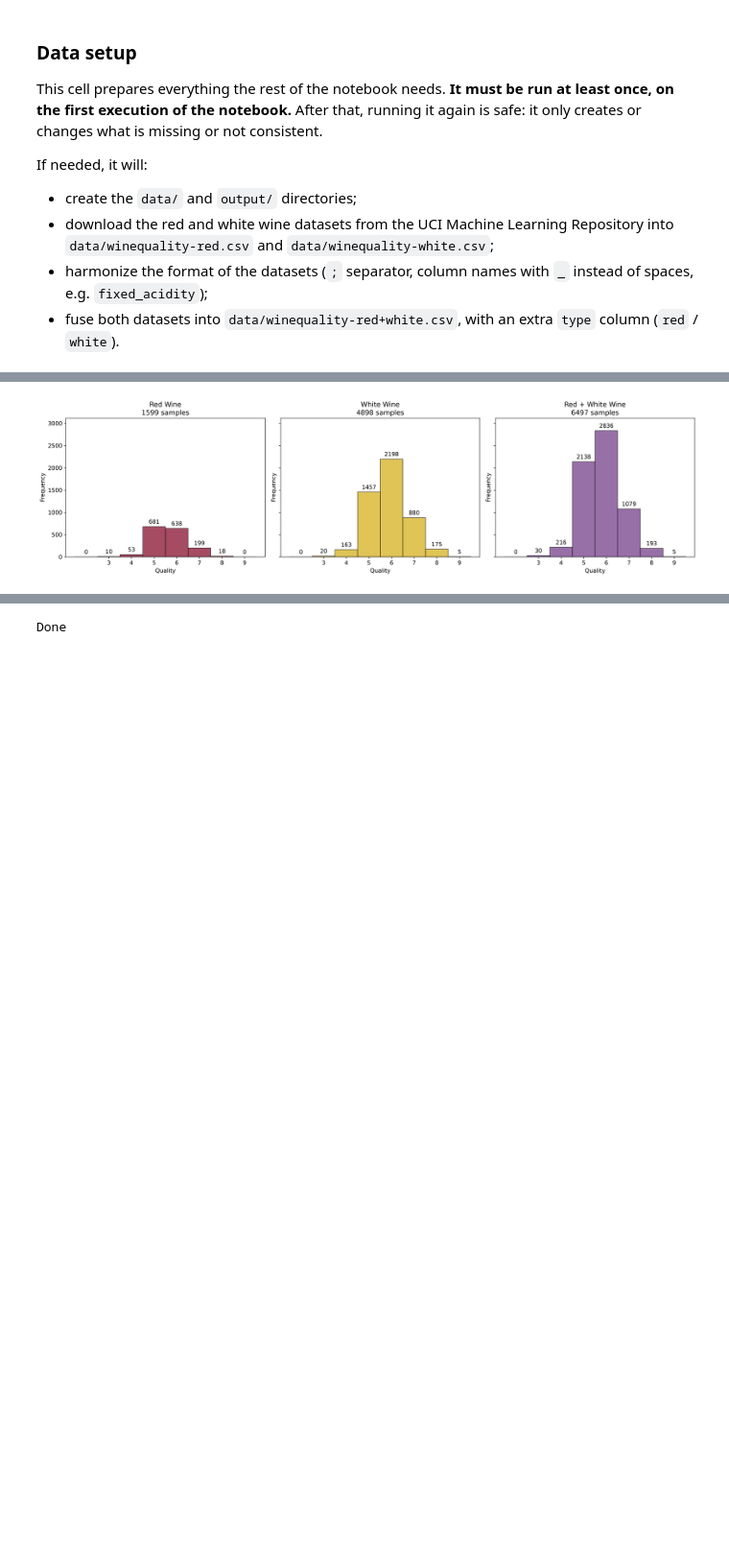
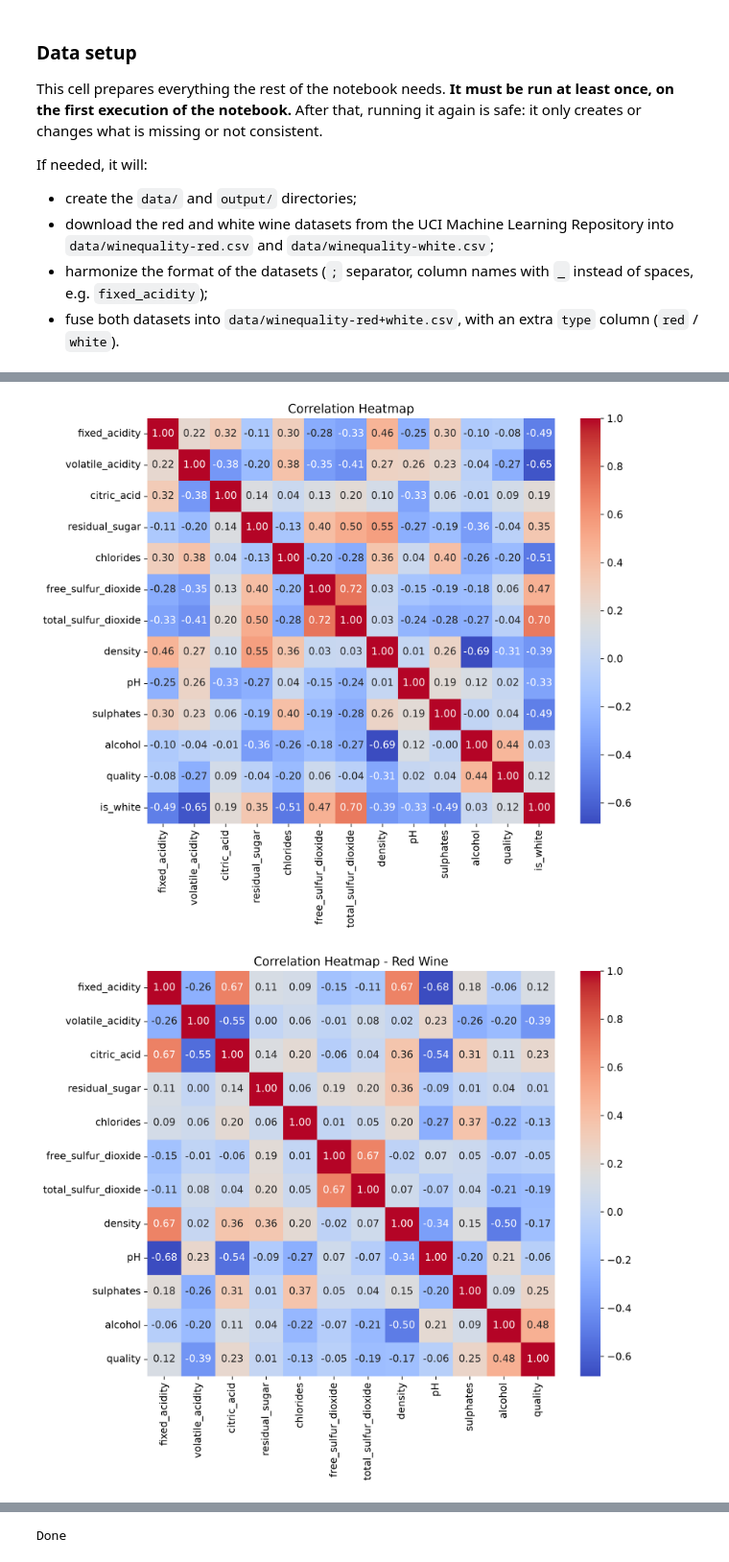
Before and after one commit to Alexandre-Mariotte/AM6020_SVM_Project, a Jupyter notebook: SVM_project.ipynb, the cells around one changed output, grey strips where cells are left out. Shown at 96% size. Saved outputs shown, nothing was run; the diff lists cells and outputs as text; code cells hidden in the pictures; blank space fills up the shorter version.

Commit message:
Add boolean values for red and white wine to the fused dataset (usefull for some functions to work with) + plotting heatmaps of each dataset

```diff
--- a/SVM_project.ipynb
+++ b/SVM_project.ipynb
@@ -202,29 +220,25 @@ Color for plots: #6C3483
-# %%
-fig, axes = plt.subplots(1, len(datasets), figsize=(18, 5), sharey=True)
-
-for ax, (name, (data, color)) in zip(axes, datasets.items()):
-    _, _, bars = ax.hist(
-        data["quality"],
-        bins=np.arange(1.5, 10.5, 1),
-        alpha=0.7,
-        edgecolor="black",
-        color=color
-    )
-
-    ax.bar_label(bars, fmt="%d", padding=3)  # affiche le nombre au-dessus de chaque barre
-    ax.margins(y=0.1)                         # laisse de la place au-dessus de la plus haute barre
-
-    ax.set_xlabel("Quality")
-    ax.set_ylabel("Frequency")
-    ax.set_title(f"{name}\n{len(data)} samples")
-    ax.set_xticks(range(3, 10))
-
-plt.tight_layout()
-plt.show()
-
-# Save the figure
-#fig.savefig("output/quality_distributions_hist.png", dpi=600, bbox_inches="tight")
-# %% [output]
-[figure, old version]
 # %%
-#
+# Function to plot the correlation heatmap of a dataset
+def plot_correlation_heatmap(dataset = fused_wine_data, title = "Correlation Heatmap", figsize = (10, 8), cmap = "coolwarm"):
+    """
+    Plots a correlation heatmap for the given dataset.
+
+    Parameters:
+    - dataset: pandas DataFrame containing the data. By default, it uses the fused wine dataset.
+    - title: Title of the heatmap. By default, it is set to "Correlation Heatmap".
+    - figsize: Size of the figure. By default, it is set to (10, 8).
+    - cmap: Colormap to use for the heatmap. By default, it is set to "coolwarm".
+    """
+    plt.figure(figsize=figsize)
+    numeric_dataset = dataset.select_dtypes(include="number") # Select only numeric columns for correlation calculation because correlation is not defined for non-numeric data
+    correlation_matrix = numeric_dataset.corr()
+    sns.heatmap(correlation_matrix, annot=True, fmt=".2f", cmap=cmap, cbar=True)
+    plt.title(title)
+    plt.show()
+
+plot_correlation_heatmap()
+plot_correlation_heatmap(red_wine_data, title="Correlation Heatmap - Red Wine")
+plot_correlation_heatmap(white_wine_data, title="Correlation Heatmap - White Wine")
+# %% [output]
+[figure, added]
+[figure, added]
```
Also changed, not shown: parts of 8 cells of this notebook, 2 other files.
